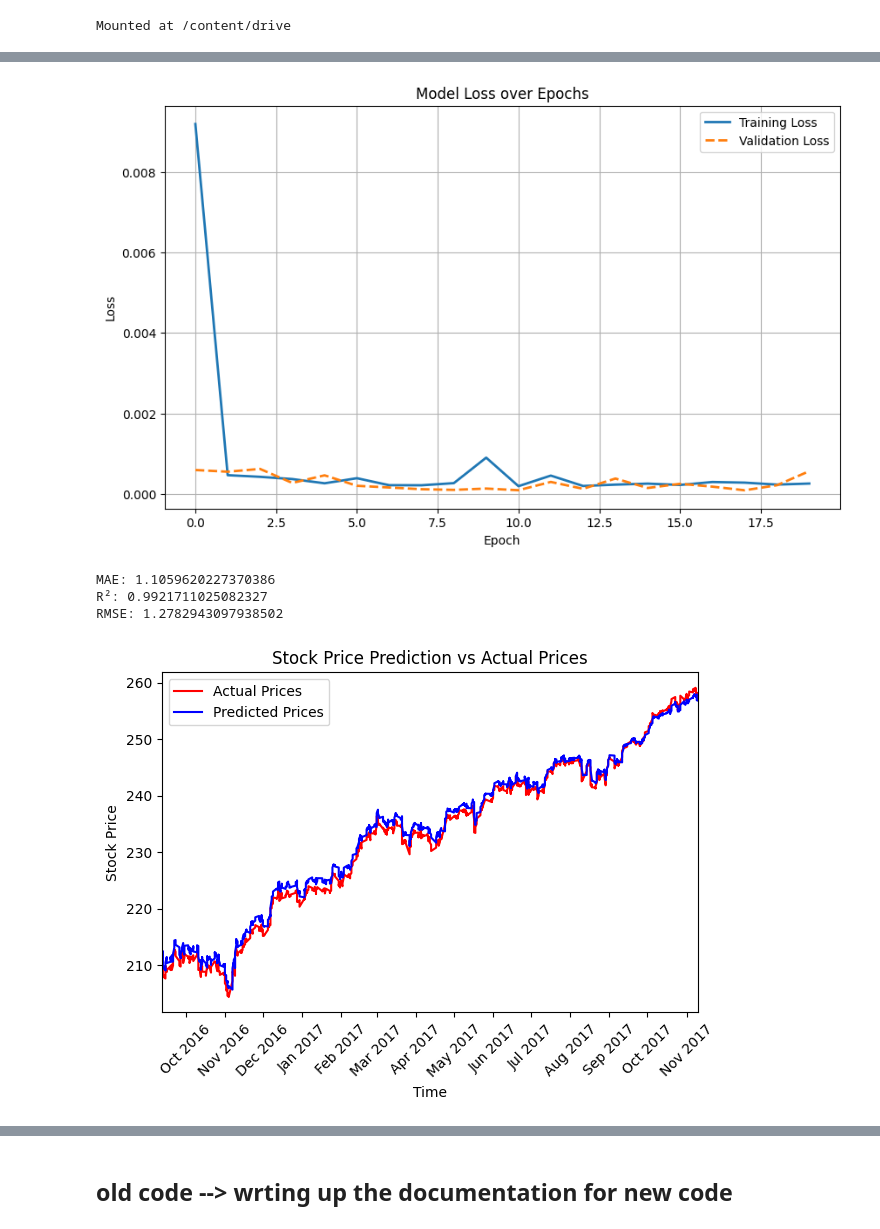
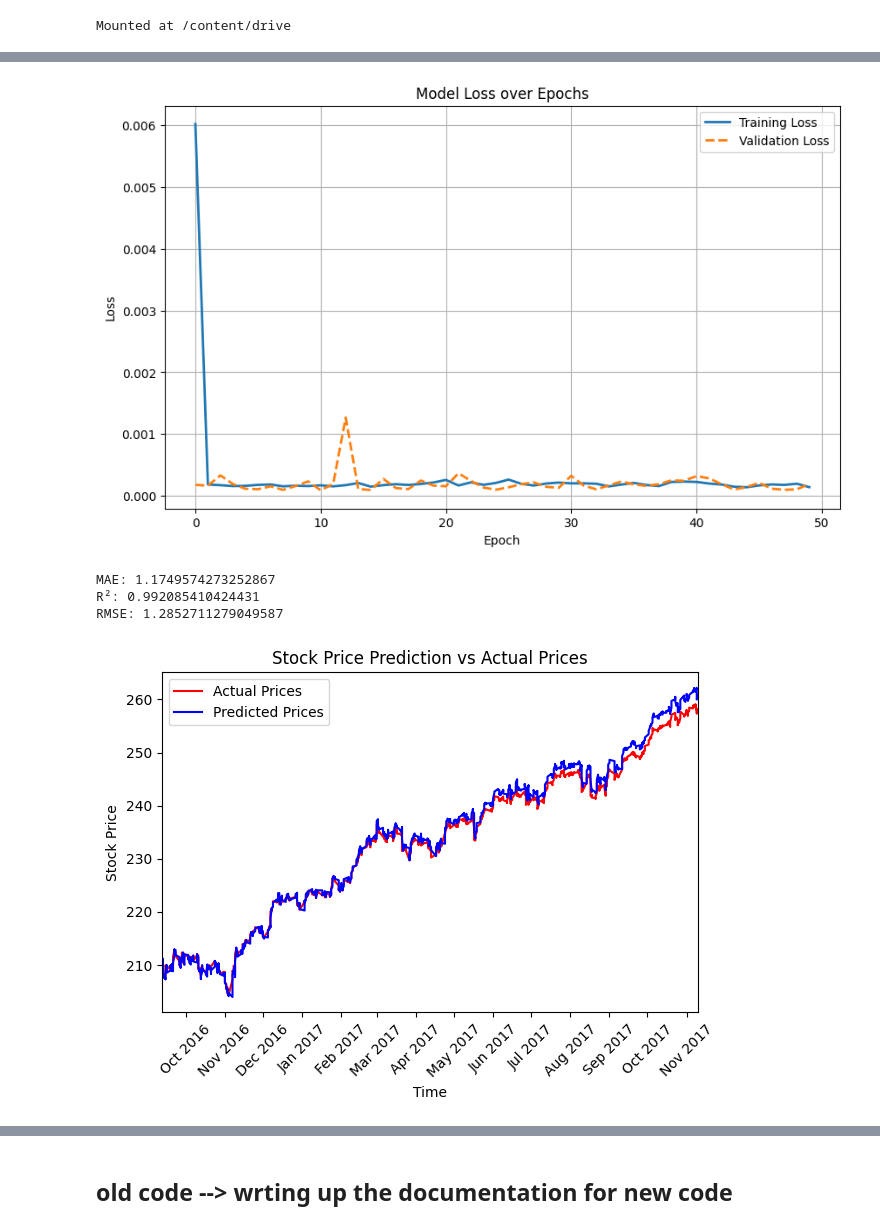
Before and after one commit to AdamChoong0095/NUS-Stock-Data, a Jupyter notebook: stock_price_prediction.ipynb, the cells around one changed output, grey strips where cells are left out. Drawn from its saved outputs; the diff is of its cells as text; code cells hidden in the pictures.

```diff
--- a/stock_price_prediction.ipynb
+++ b/stock_price_prediction.ipynb
@@ -195,12 +179,8 @@ Technical Justification: Why we chose to do what we did /10
 Results Interpretation: /10
 Related Work: Sources and References /4
 """
-
-# Constant for sequence length
-SEQUENCE_LENGTH = 90  # Number of days to look back for prediction
-
 class StockDataset(Dataset):
-    def __init__(self, data, seq_length=SEQUENCE_LENGTH):
+    def __init__(self, data, seq_length):
         self.data = data
         self.seq_length = seq_length
 
@@ -220,7 +200,7 @@ class StockDataset(Dataset):
         return x, y
 
 # Instantiate the dataset with the SEQUENCE_LENGTH constant
-dataset = StockDataset(data=sp500_filtered['Price'].values, seq_length=SEQUENCE_LENGTH)
+dataset = StockDataset(data=sp500_filtered['Price'].values, seq_length=90)
 # %%
 #######################################################
 #  DataLoader Setup
@@ -409,7 +389,7 @@ Related Work: Relevant LSTM and Optuna studies /4
 """
 
 # Hyperparameters and Configurations
-NUM_EPOCHS = 20           # Number of epochs for final training
+NUM_EPOCHS = 50           # Number of epochs for final training
 SEQ_LENGTH = 90           # Sequence length, can adjust based on data preprocessing
 BATCH_SIZE = best_params['batch_size']  # Batch size from best parameters
 
@@ -528,4 +505,4 @@ Epoch 20/20, Training Loss: 0.0003, Validation Loss: 0.0006
-[figure, old version]
+[figure, new version]
 # %%
 #######################################################
 #  Performance Metrics
@@ -549,9 +526,9 @@ print(f'R²: {r2}')
 rmse = np.sqrt(mean_squared_error(actuals_rescaled, predictions_rescaled))
 print(f'RMSE: {rmse}')
 # %% [output]
-MAE: 1.1059620227370386
-R²: 0.9921711025082327
-RMSE: 1.2782943097938502
+MAE: 1.1749574273252867
+R²: 0.992085410424431
+RMSE: 1.2852711279049587
 # %%
 # Format Data to plot on graph
 sp500_filtered.set_index('Date', inplace=True)
@@ -570,7 +547,7 @@ Related Work: Relevant LSTM and time-series prediction studies /4
 """
 
 # Visualization Settings
-FIGURE_SIZE = (24, 10)         # Figure dimensions for the plot
+FIGURE_SIZE = (12, 6)         # Figure dimensions for the plot
 ACTUAL_COLOR = 'red'          # Color for actual prices line
 PREDICTED_COLOR = 'blue'      # Color for predicted prices line
 PLOT_TITLE = 'Stock Price Prediction vs Actual Prices'
@@ -594,7 +571,7 @@ plt.legend()
 plt.tight_layout()
 plt.show()
 # %% [output]
-[figure, old version]
+[figure, new version]
 # %%
 #######################################################
 # LSTM Model Prediction Visualization
```
Also changed, not shown: parts of 11 cells of this notebook.
